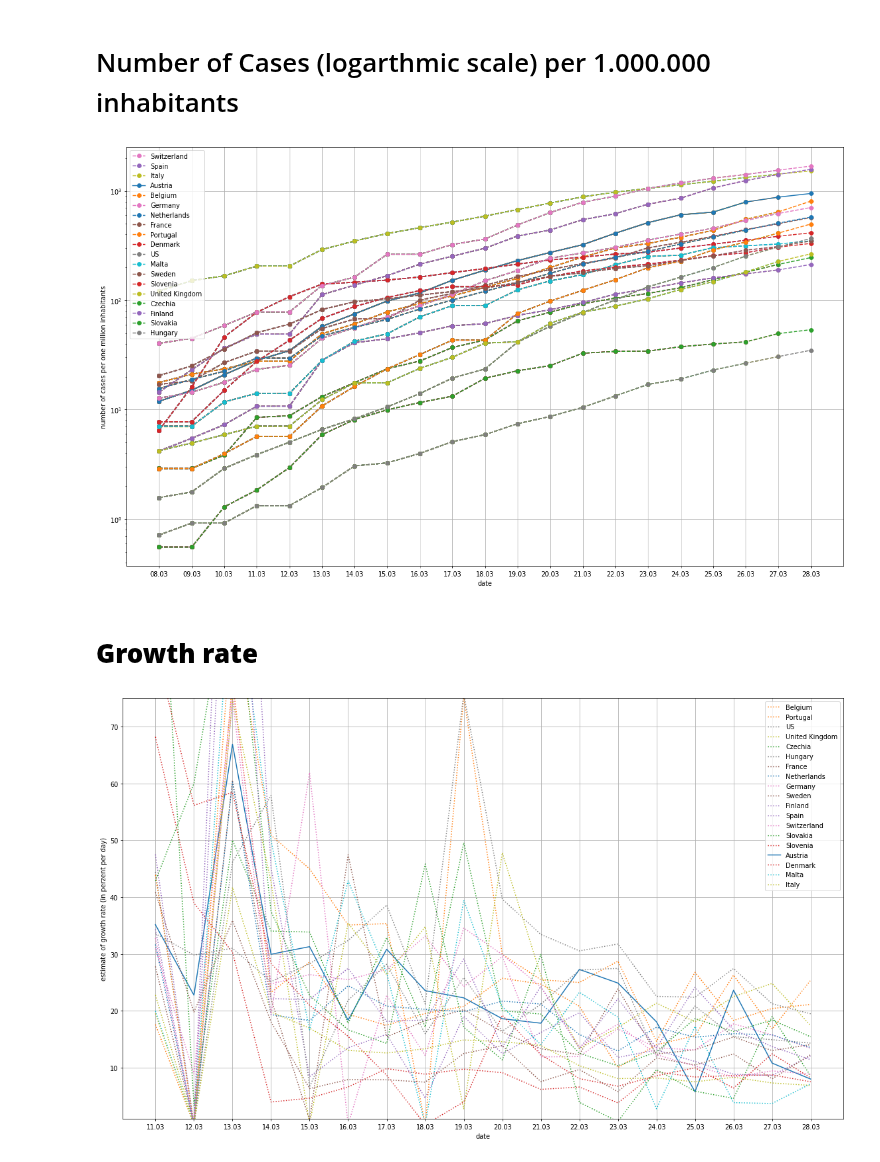
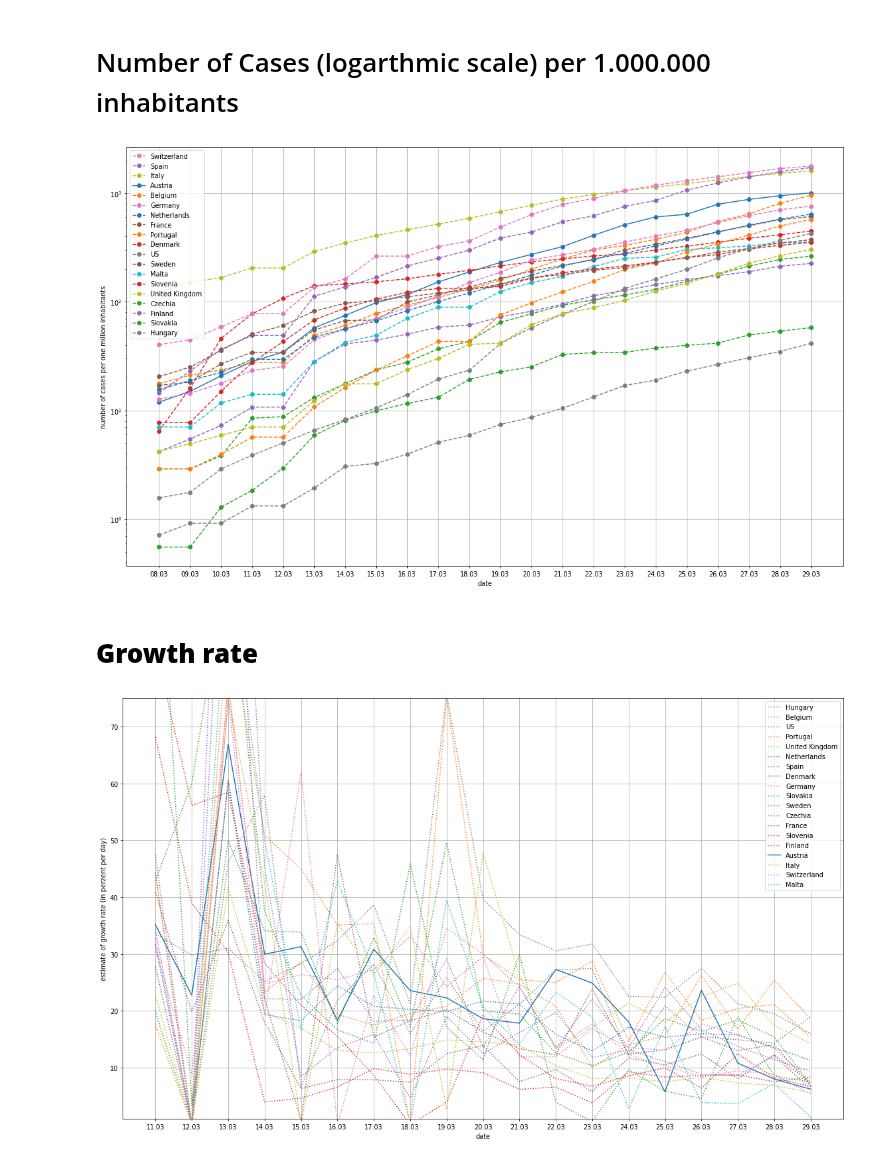
Before and after one commit to human-centered-ai-lab/app-covid-19-playground, a Jupyter notebook: covid_19_playground.ipynb, the cells around one changed output. Cells and saved outputs as stored; diff of their text form; code cells hidden in the pictures.

```diff
--- a/covid_19_playground.ipynb
+++ b/covid_19_playground.ipynb
@@ -46,7 +46,7 @@ population.update ({'US' : 330467650})
 #print (population)
 
 start_date = date(2020, 3, 8)
-end_date   = date(2020, 3, 29)
+end_date   = date(2020, 3, 30)
 # %% [markdown]
 
 # Number of Cases (logarthmic scale) per 1.000.000 inhabitants
@@ -65,42 +65,41 @@ for single_date in daterange(start_date, end_date):
     x_axis_data.append(single_date.strftime("%d.%m"))
     datesToInspect.append(single_date.strftime("%Y-%-m-%-d"))
 
-    lines = []
-    labels = []
-    numberToOrder = {}
-    i = 0
-    for c in countriesOfInterest:
+lines = []
+labels = []
+numberToOrder = {}
+i = 0
+for c in countriesOfInterest:
         y_axis_data = []
         for dataindex in datesToInspect:
             datafromonecontry = data[c]
             for daydata in datafromonecontry:
                 #print (daydata['date'], dataindex)
                 if daydata['date'] == dataindex:
                     cc = daydata['confirmed']
                     normalizedcc = cc * 1000000 / population[c]
                     v = normalizedcc
                     numberToOrder[i] = v
                     y_axis_data.append(v)
         ls = 'solid' if c == 'Austria' else '--'
         lines, = plt.plot(x_axis_data,  y_axis_data, label=c, linestyle=ls, marker='o')
         labels.append (c)
-        plt.legend( )
         i = i + 1
 
 LabelOrdering = []
 for e in sorted(numberToOrder.items(), key=lambda x: x[1], reverse=True):
   LabelOrdering.append (e[0])
 
 plt.yscale('log')
 plt.xlabel("date")
 plt.ylabel("number of cases per one million inhabitants")
 plt.grid(True)
 
 handles, labels = plt.gca().get_legend_handles_labels()
 plt.legend([handles[idx] for idx in LabelOrdering],[labels[idx] for idx in LabelOrdering], loc='upper left')
 plt.show()
 # %% [output]
-[figure, old version]
+[figure, new version]
 # %% [markdown]
 # **Growth rate**
 # %%
@@ -163,4 +162,4 @@ handles, labels = plt.gca().get_legend_handles_labels()
 plt.legend([handles[idx] for idx in LabelOrdering],[labels[idx] for idx in LabelOrdering])
 plt.show()
 # %% [output]
-[figure, old version]
+[figure, new version]
```
